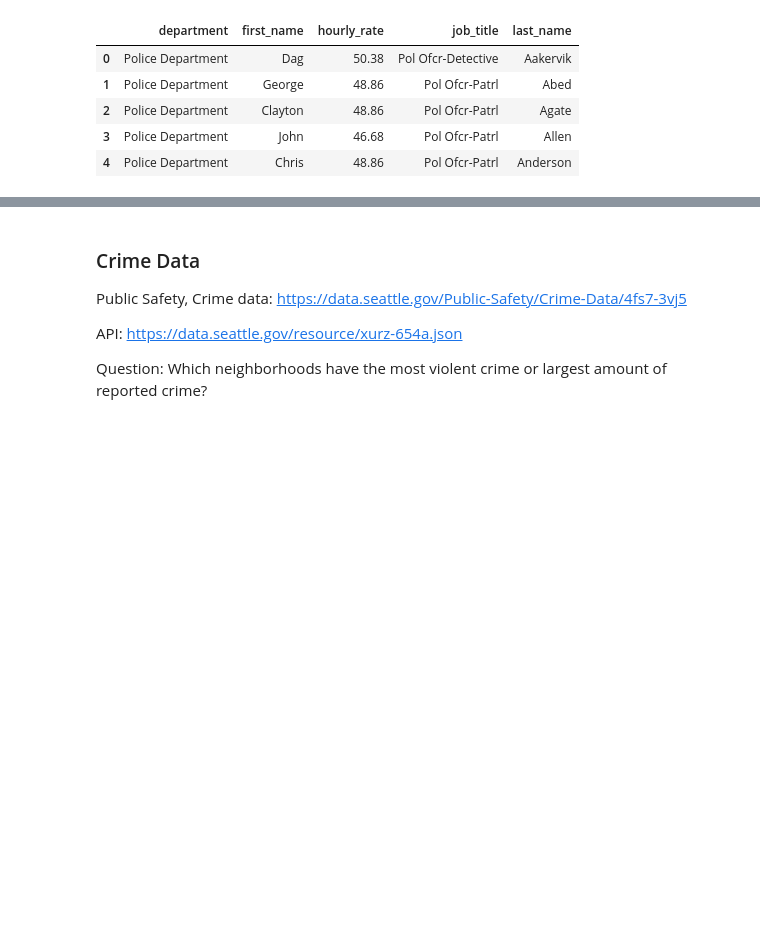
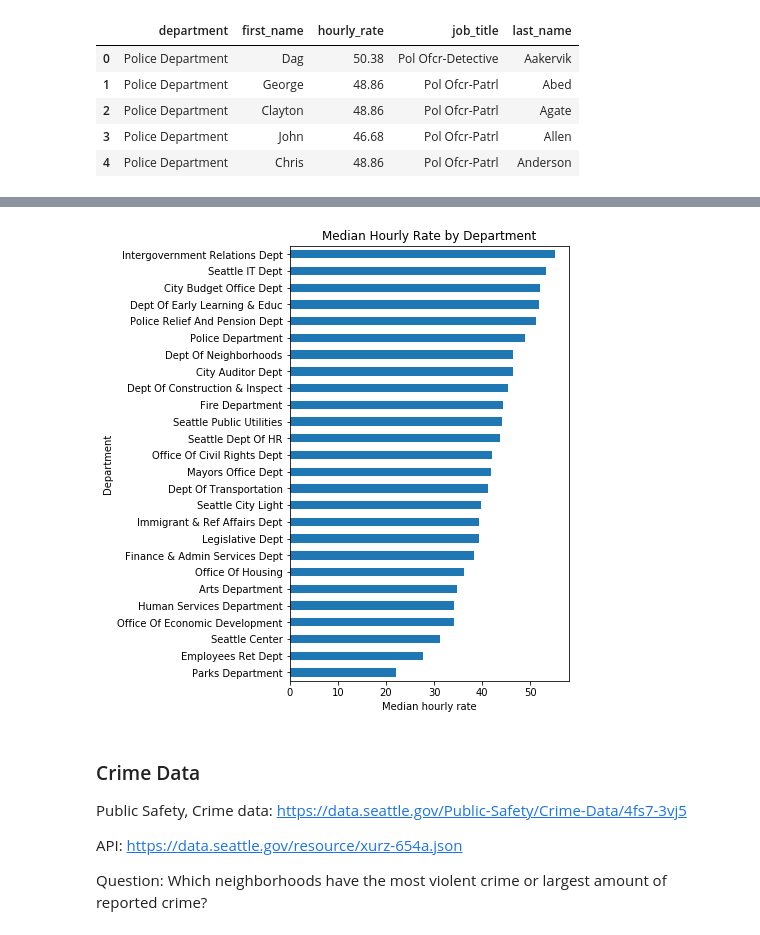
Before and after one commit to chrispmaag/plotly_open_city_data_api, a Jupyter notebook: Plotly_Open_City_Data_API.ipynb, the cells around one changed output, grey strips where cells are left out. Cells and saved outputs as stored; diff of their text form; code cells hidden in the pictures; blank space fills up the shorter version.

```diff
--- a/Plotly_Open_City_Data_API.ipynb
+++ b/Plotly_Open_City_Data_API.ipynb
@@ -38,3 +110,14 @@ seattle_wages.head()
+# %%
+# Old way of plotting
+# Plot median hourly rate by department
+# df_one.sort_values('value', ascending=False, inplace=True)
+seattle_wages.groupby(['department']).median().sort_values(by='hourly_rate').plot(kind='barh', \
+                                                                                  legend=None, figsize=(5,8))
+plt.title('Median Hourly Rate by Department')
+plt.ylabel('Department')
+plt.xlabel('Median hourly rate');
+# %% [output]
+[figure, added]
 # %% [markdown]
 ### Crime Data
 Public Safety, Crime data: https://data.seattle.gov/Public-Safety/Crime-Data/4fs7-3vj5
```
Also changed, not shown: parts of 26 cells of this notebook.
